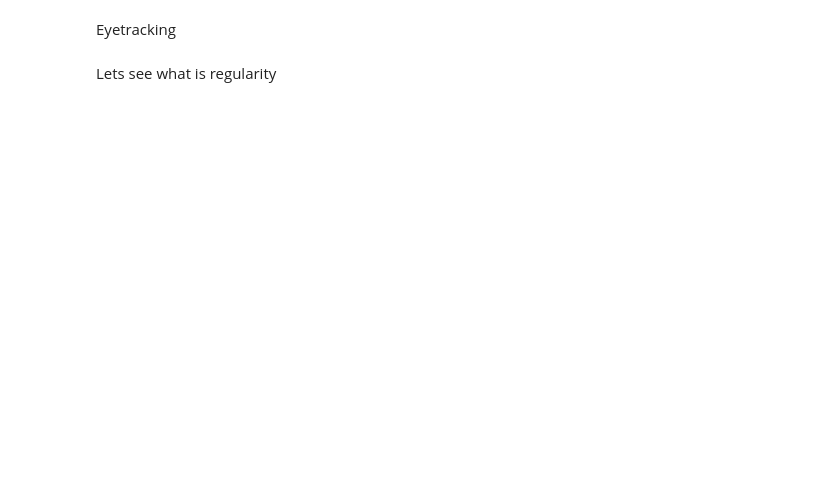
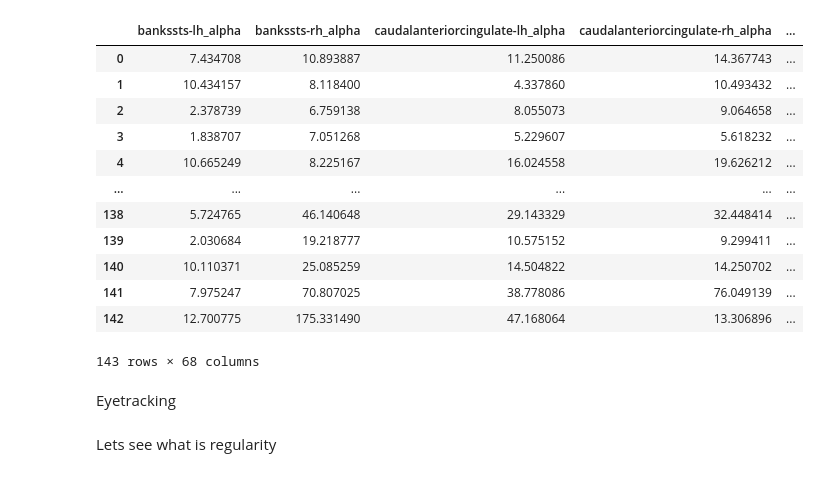
Before and after one commit to payamsash/TIDE, a Jupyter notebook: main.ipynb, the cells around one changed output. Drawn from its saved outputs; the diff is of its cells as text; code cells hidden in the pictures; blank space fills up the shorter version.

```diff
--- a/main.ipynb
+++ b/main.ipynb
@@ -5,0 +100,12 @@ from eeg.eeg_processing import process
+# %%
+data = np.array(label_ts)
+n_epochs, n_channels, n_times = data.shape
+reshaped_data = data.reshape(-1, n_times)
+
+# Compute PSDs for all flattened (epoch, channel) pairs
+freqs, psd = welch(reshaped_data, 250, axis=-1, nperseg=min(256, n_times))
+
+# Extract the desired frequency band
+band_mask = (freqs >= 8) & (freqs <= 13)
+band_powers = np.trapz(psd[:, band_mask], freqs[band_mask], axis=-1)
+x = band_powers.reshape(n_epochs, n_channels)
@@ -5,0 +116,6 @@ from eeg.eeg_processing import process
+# %%
+columns = []
+labels = mne.read_labels_from_annot(subject="fsaverage", subjects_dir=None, parc="aparc")[:-1]
+columns += [f"{lb.name}_alpha" for lb in labels]
+# inv = mne.minimum_norm.read_inverse_operator("/Users/payamsadeghishabestari/antinomics_clean_codes/subjects/new_style/zdfy/inv/rest-inv.fif")
+# label_ts = src_power[0].extract_label_time_course(labels=labels, src=inv["src"], mode="mean_flip")
@@ -5,0 +126,17 @@ from eeg.eeg_processing import process
+# %%
+import pandas as pd
+pd.DataFrame(x, columns=np.array(columns))
+# %% [output]
+|  | bankssts-lh_alpha | bankssts-rh_alpha | caudalanteriorcingulate-lh_alpha | caudalanteriorcingulate-rh_alpha | ... |
+| 0 | 7.434708 | 10.893887 | 11.250086 | 14.367743 | ... |
+| 1 | 10.434157 | 8.118400 | 4.337860 | 10.493432 | ... |
+| 2 | 2.378739 | 6.759138 | 8.055073 | 9.064658 | ... |
+| 3 | 1.838707 | 7.051268 | 5.229607 | 5.618232 | ... |
+| 4 | 10.665249 | 8.225167 | 16.024558 | 19.626212 | ... |
+| ... | ... | ... | ... | ... | ... |
+| 138 | 5.724765 | 46.140648 | 29.143329 | 32.448414 | ... |
+| 139 | 2.030684 | 19.218777 | 10.575152 | 9.299411 | ... |
+| 140 | 10.110371 | 25.085259 | 14.504822 | 14.250702 | ... |
+| 141 | 7.975247 | 70.807025 | 38.778086 | 76.049139 | ... |
+| 142 | 12.700775 | 175.331490 | 47.168064 | 13.306896 | ... |
+143 rows × 68 columns
```
Also changed, not shown: parts of 14 cells of this notebook, 9 other files.
